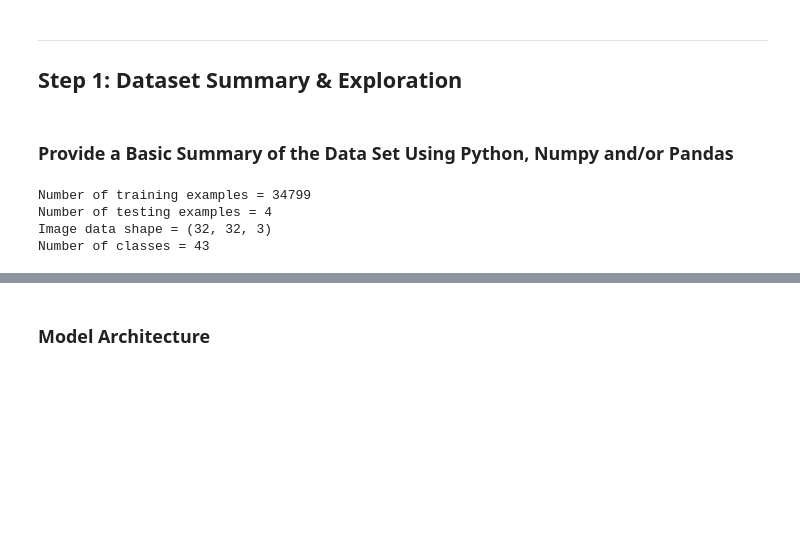
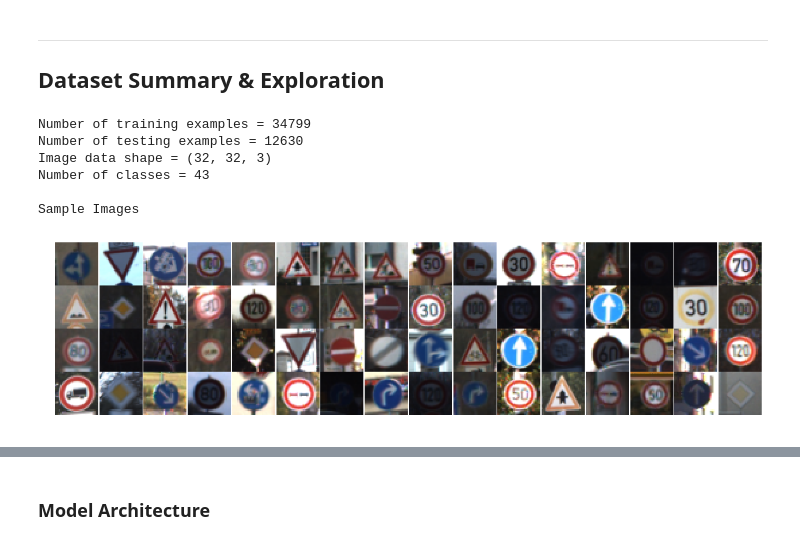
Before and after one commit to glazari/Self-Driving-Car-NanoDegree, a Jupyter notebook: CarND-Traffic-Sign-Classifier-Project/Traffic_Sign_Classifier.ipynb, the cells around one changed output, grey strips where cells are left out. Drawn from its saved outputs; the diff is of its cells as text; code cells hidden in the pictures; blank space fills up the shorter version.

```diff
--- a/CarND-Traffic-Sign-Classifier-Project/Traffic_Sign_Classifier.ipynb
+++ b/CarND-Traffic-Sign-Classifier-Project/Traffic_Sign_Classifier.ipynb
@@ -30,24 +30,44 @@ test_x, test_y = test['features'], test['labels']
 # %% [markdown]
 ---
 
-## Step 1: Dataset Summary & Exploration
+## Dataset Summary & Exploration
-# %% [markdown]
-### Provide a Basic Summary of the Data Set Using Python, Numpy and/or Pandas
 # %%
+#dataset specs
 n_train = len(train_x)
 n_validation = len(val_x)
-n_test = len(test)
+n_test = len(test_x)
 image_shape = train_x[0].shape
-
-# TODO: How many unique classes/labels there are in the dataset.
 n_classes = len(set(train_y))
-
 print("Number of training examples =", n_train)
 print("Number of testing examples =", n_test)
 print("Image data shape =", image_shape)
 print("Number of classes =", n_classes)
+
+
+#view sample images
+def view_samples(Imgs, title='Sample Images', size=64):
+    print('\n'+title)
+    n = len(Imgs)
+    sample_i = np.random.choice(n, 64)
+    samples = Imgs[sample_i]
+
+    n = len(samples)
+
+    plt.figure(figsize=(20,5))
+    for i in range(n):
+        plt.subplot(4,16,i+1)
+        plt.imshow(samples[i])
+        plt.axis('off')
+    plt.subplots_adjust(wspace=0, hspace=0)
+    plt.savefig(title+'.png')
+    plt.show()
+
+view_samples(train_x, title='Sample Images', size=64)
 # %% [output]
 Number of training examples = 34799
-Number of testing examples = 4
+Number of testing examples = 12630
 Image data shape = (32, 32, 3)
 Number of classes = 43
+
+Sample Images
+[figure, added]
```
Also changed, not shown: parts of 65 cells of this notebook, 23 other files.
